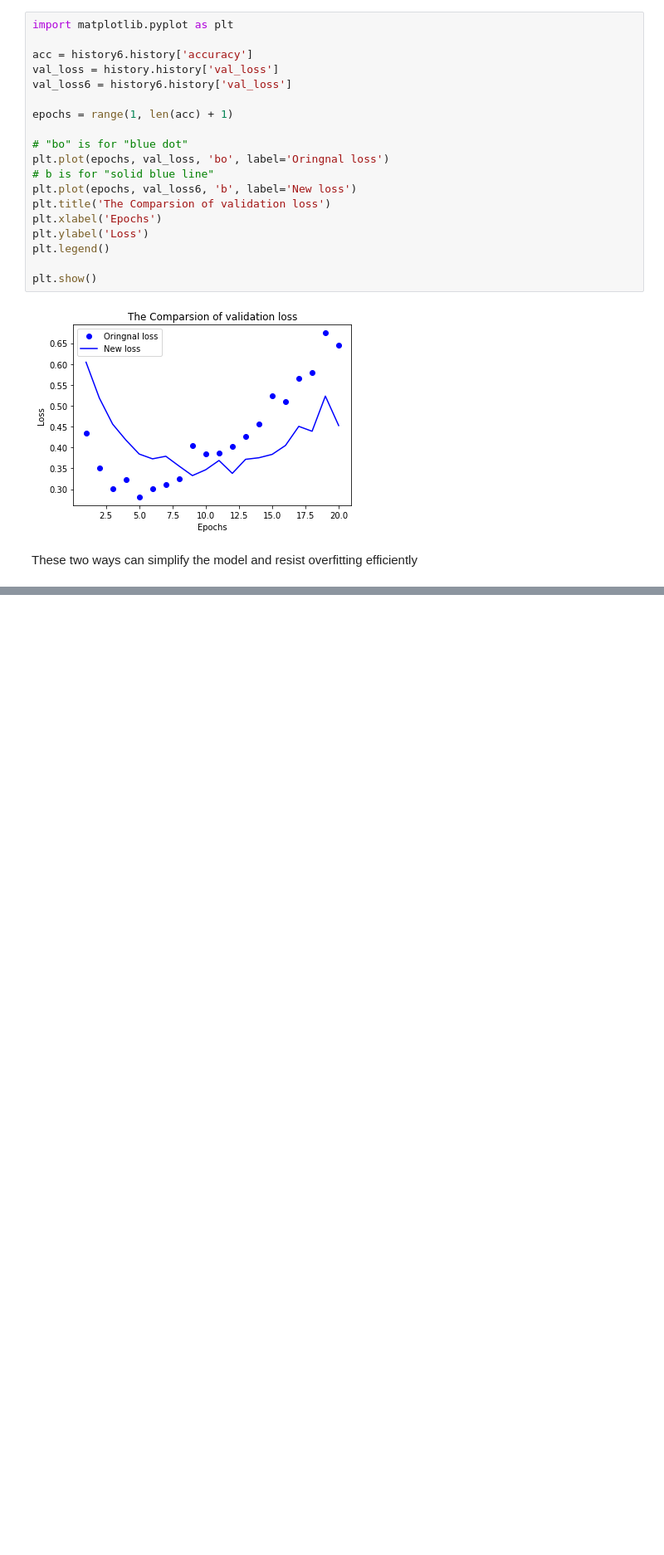
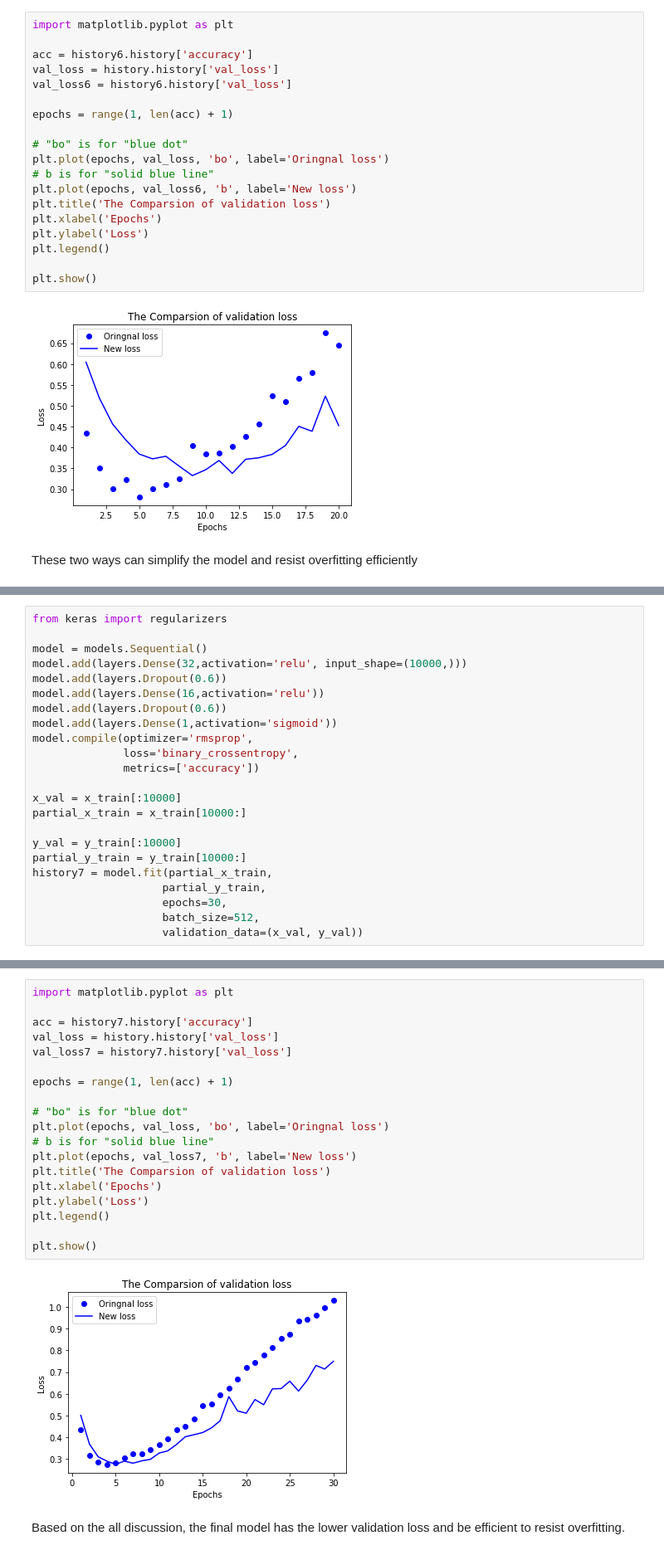
Before and after one commit to Troy0207/JiahaoChen-MIS64061, a Jupyter notebook: Assignment_1.ipynb, the cells around one changed output, grey strips where cells are left out. Shown at 83% size. Cells and saved outputs as stored; diff of their text form; blank space fills up the shorter version.

```diff
--- a/Assignment_1.ipynb
+++ b/Assignment_1.ipynb
@@ -798,0 +839,23 @@ These two ways can simplify the model and resist overfitting efficiently
+# %%
+from keras import regularizers
+
+model = models.Sequential()
+model.add(layers.Dense(32,activation='relu', input_shape=(10000,)))
+model.add(layers.Dropout(0.6))
+model.add(layers.Dense(16,activation='relu'))
+model.add(layers.Dropout(0.6))
+model.add(layers.Dense(1,activation='sigmoid'))
+model.compile(optimizer='rmsprop',
+              loss='binary_crossentropy',
+              metrics=['accuracy'])
+
+x_val = x_train[:10000]
+partial_x_train = x_train[10000:]
+
+y_val = y_train[:10000]
+partial_y_train = y_train[10000:]
+history7 = model.fit(partial_x_train,
+                    partial_y_train,
+                    epochs=30,
+                    batch_size=512,
+                    validation_data=(x_val, y_val))
@@ -798,0 +880,23 @@ These two ways can simplify the model and resist overfitting efficiently
+# %%
+import matplotlib.pyplot as plt
+
+acc = history7.history['accuracy']
+val_loss = history.history['val_loss']
+val_loss7 = history7.history['val_loss']
+
+epochs = range(1, len(acc) + 1)
+
+# "bo" is for "blue dot"
+plt.plot(epochs, val_loss, 'bo', label='Oringnal loss')
+# b is for "solid blue line"
+plt.plot(epochs, val_loss7, 'b', label='New loss')
+plt.title('The Comparsion of validation loss')
+plt.xlabel('Epochs')
+plt.ylabel('Loss')
+plt.legend()
+
+plt.show()
+# %% [output]
+[figure, added]
+# %% [markdown]
+Based on the all discussion, the final model has the lower validation loss and be efficient to resist overfitting.
```
Also changed, not shown: parts of 4 cells of this notebook.
